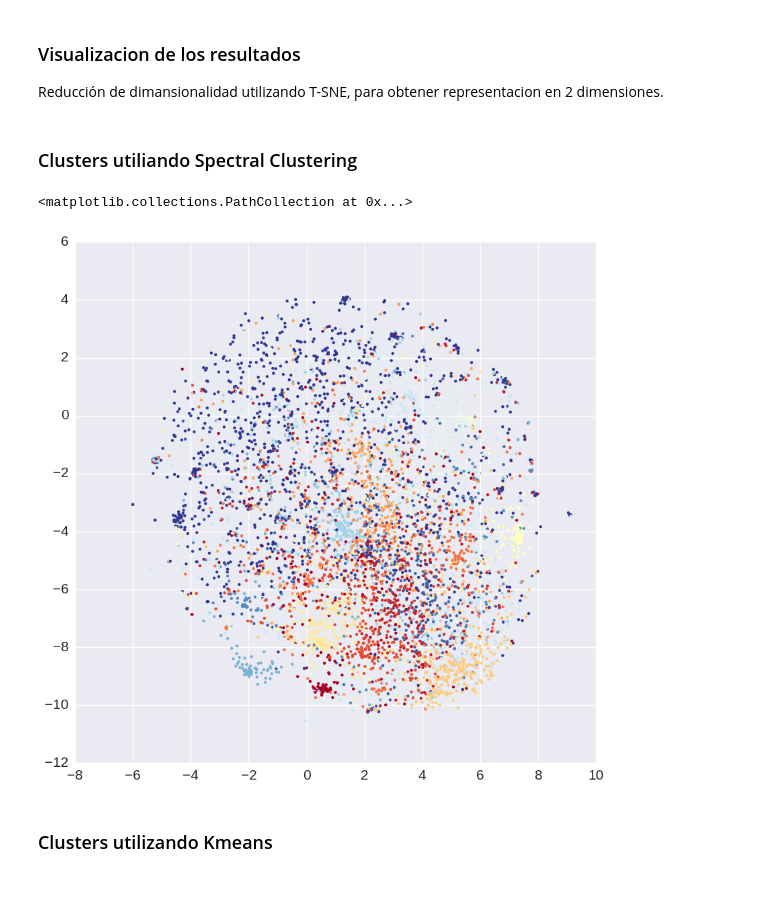
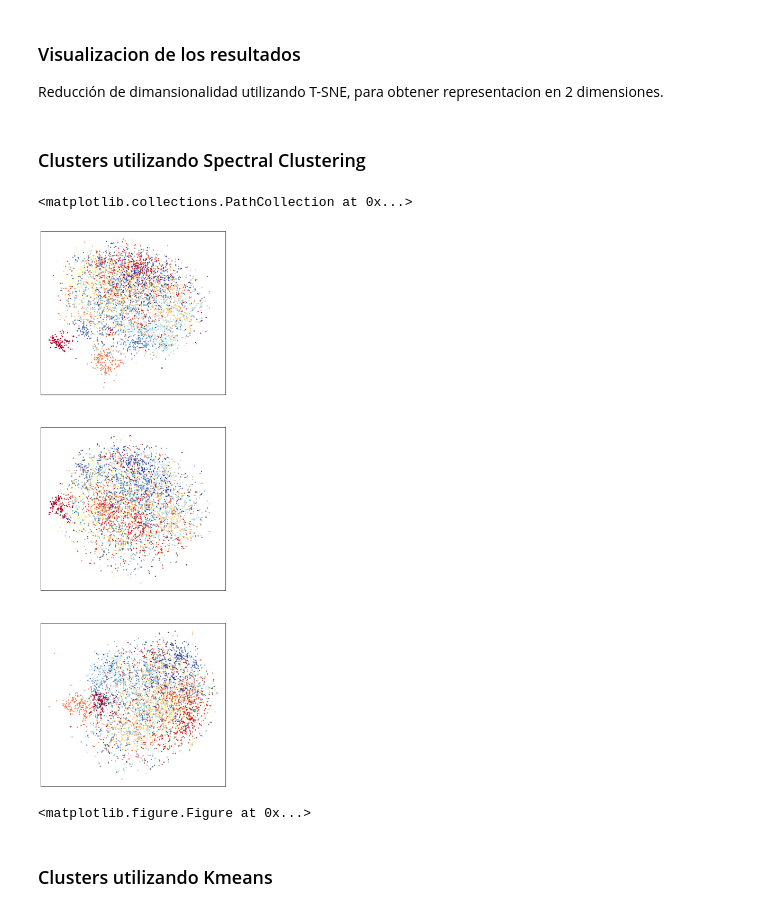
Before and after one commit to andrebola/tango-data, a Jupyter notebook: lyrics_similarity.ipynb, the cells around one changed output. Saved outputs shown, nothing was run; the diff lists cells and outputs as text; code cells hidden in the pictures.

```diff
--- a/lyrics_similarity.ipynb
+++ b/lyrics_similarity.ipynb
@@ -113,6 +121,8 @@ import json
 from nltk.tokenize import sent_tokenize
 f = json.load(open('data/clean/works.json'))
 oraciones=[]
+oraciones_works = []
+years=[]
 for w in f:
     if len(w['lyric']):
         texto = ''
@@ -120,6 +130,11 @@ for w in f:
             for linea in verso:
                 texto += unicode(linea.replace('\r\n','') + ' ')
         oraciones.append(texto)
+        oraciones_works.append(w['id'])
+        if (len(w['date'])):
+            years.append(int(w['date'][2]))
+        else:
+            years.append(0)
 # %% [markdown]
 ### Cálculo de Similitud
 
@@ -130,11 +145,14 @@ transf = TfidfVectorizer(encoding=u'unicode', tokenizer=tokenize)#, strip_accent
 vectores = transf.fit_transform(oraciones)
 # %%
 import numpy as np
+import itertools
 similitud = {}
 v = (vectores * vectores.T).A
 v[np.diag_indices_from(v)] -= 1
-j = 0
-for i in v.argmax(axis=0):
-    similitud[j] = v[j][i]
-    j+=1
-imprimir_similares(vectores, v.argmax(axis=0), similitud)
+
+ignore = np.argwhere(v>0.95)
+vectores_non_simil = np.delete(vectores.toarray(), ignore[:,1], 0)
+
+
+
+#imprimir_similares(vectores_non_simil, v.argmax(axis=0), similitud)
@@ -150,8 +252,10 @@ imprimir_similares(vectores, v.argmax(axis=0), similitud)
 Generación de Clusters utilizando Spectral Clustering de los vectores recién calculados
 # %%
 from sklearn.cluster import SpectralClustering
-clustering = SpectralClustering(n_clusters=15) # ? n_clusters
+n_clusters = 8 ### Number of clusters
+clustering = SpectralClustering(n_clusters=n_clusters) # ? n_clusters
 #clusters = clustering.fit_transform(vectores.toarray())
-predicciones = clustering.fit_predict(vectores.toarray())
+#predicciones = clustering.fit_predict(vectores.toarray())
+predicciones = clustering.fit_predict(vectores_non_simil)
 print predicciones
 # %% [output]
@@ -247,19 +357,28 @@ for i, cluster in zip(range(1, len(c)+1), c):
 Reducción de dimansionalidad utilizando T-SNE, para obtener representacion en 2 dimensiones.
 # %%
 from sklearn import manifold
-tsne = manifold.TSNE(n_components=2)
-data2d = tsne.fit_transform(vectores.toarray() )
+tsne = manifold.TSNE(n_components=3)
+#data2d = tsne.fit_transform(vectores.toarray())
+data2d = tsne.fit_transform(vectores_non_simil )
 # %% [markdown]
-### Clusters utiliando Spectral Clustering
+### Clusters utilizando Spectral Clustering
 # %%
 import matplotlib.pyplot as plt
 import matplotlib
 %matplotlib inline
-plt.figure(figsize=(10,10))
-plt.scatter(data2d[:,0], data2d[:,1], c=predicciones, s=10, marker='o', linewidth=0, cmap=plt.cm.get_cmap('RdYlBu'))
+
+fig, axes = plt.subplots(3, 1, figsize=(9, 27), subplot_kw={'xticks': (), 'yticks': ()})
+plt.figure(figsize=(9,9))
+axes[0].scatter(data2d[:,0], data2d[:,1], c=predicciones, s=10, marker='o', linewidth=0, cmap=plt.cm.get_cmap('RdYlBu'))
+axes[1].scatter(data2d[:,0], data2d[:,2], c=predicciones, s=10, marker='o', linewidth=0, cmap=plt.cm.get_cmap('RdYlBu'))
+axes[2].scatter(data2d[:,1], data2d[:,2], c=predicciones, s=10, marker='o', linewidth=0, cmap=plt.cm.get_cmap('RdYlBu'))
+
+#plt.figure(figsize=(10,10))
+#plt.scatter(data2d[:,0], data2d[:,1], c=predicciones, s=10, marker='o', linewidth=0, cmap=plt.cm.get_cmap('RdYlBu'))
 # %% [output]
 <matplotlib.collections.PathCollection at 0x...>
-[figure, old version]
+[figure, new version]
+<matplotlib.figure.Figure at 0x...>
 # %% [markdown]
 ### Clusters utilizando Kmeans
 # %%
```
Also changed, not shown: parts of 18 cells of this notebook, 8 other files.
